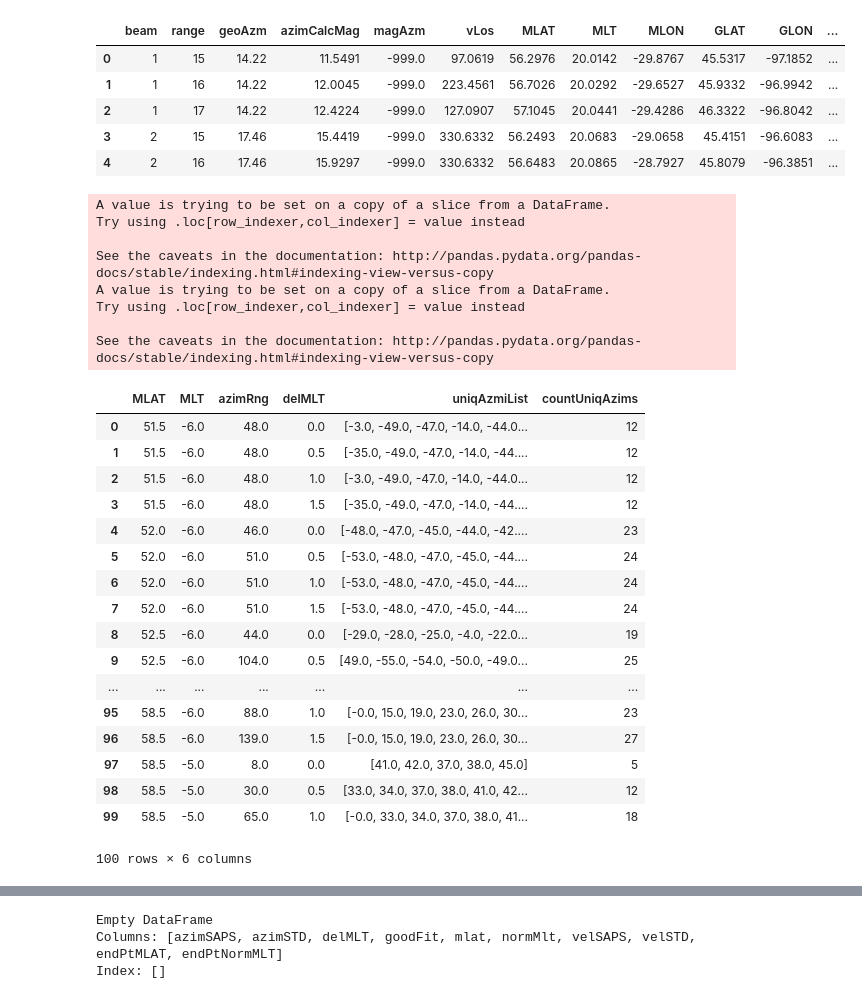
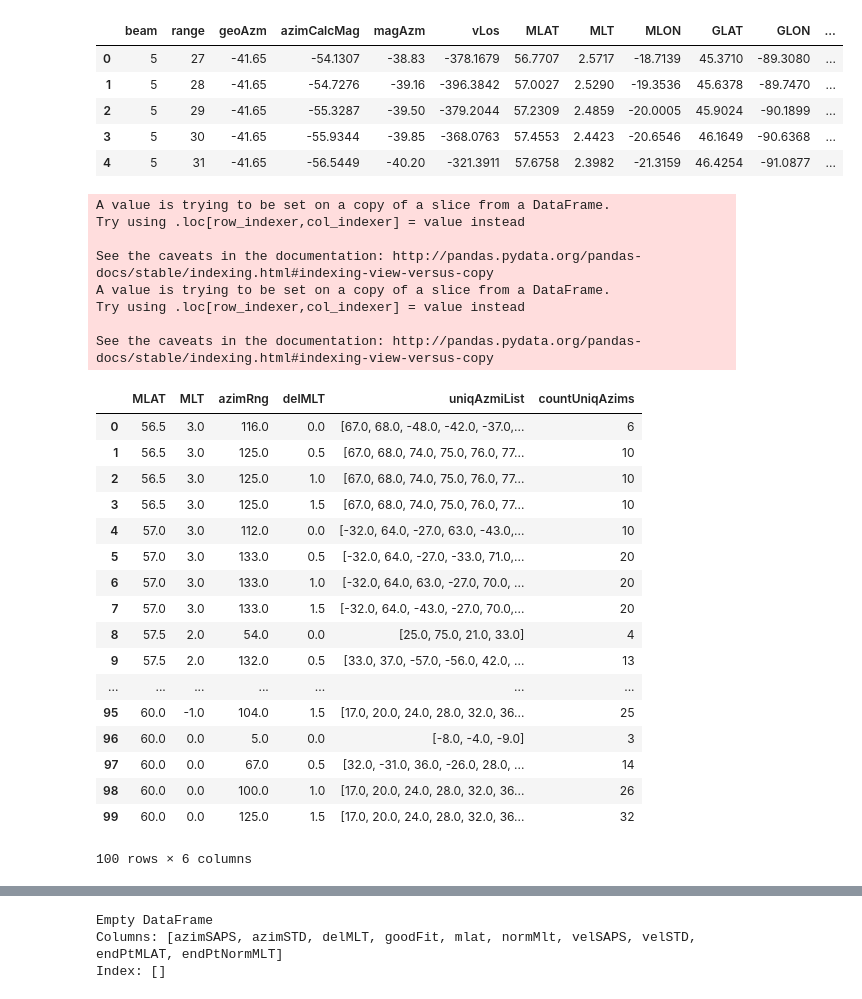
Before and after one commit to bharatreddy/indsvels, a Jupyter notebook: ipy/lshell-box.ipynb, the cells around one changed output, grey strips where cells are left out. Saved outputs shown, nothing was run; the diff lists cells and outputs as text; code cells hidden in the pictures.

```diff
--- a/ipy/lshell-box.ipynb
+++ b/ipy/lshell-box.ipynb
@@ -36,22 +36,22 @@ mltFitRange = 1.5
 # %%
 inpCols = [ "beam", "range", "geoAzm", "azimCalcMag", "magAzm", "vLos"\
            , "MLAT", "MLT", "MLON", "GLAT", "GLON", "radId"\
            , "radCode","normMLT", "normMLTRound", "spwdth", "pwr" ]
-velsDataDF = pandas.read_csv("../data/test-losVels.txt")#apr9-840-losVels.txt
+velsDataDF = pandas.read_csv("../data/apr9-840-losVels.txt")#test-losVels.txt
 velsDataDF.columns = inpCols
 velsDataDF = velsDataDF[ (abs(velsDataDF["vLos"]) >= mincutOffLosVel) &\
                        (velsDataDF["spwdth"] >= mincutOffspWdth)&\
                        (velsDataDF["pwr"] >= minCutOffPwr)&\
                        (abs(velsDataDF["vLos"]) <= maxcutOffLosVel)&\
                        (velsDataDF["spwdth"] <= maxcutOffspWdth)].reset_index(drop=True)
 velsDataDF.head()
 # %% [output]
 |  | beam | range | geoAzm | azimCalcMag | magAzm | vLos | MLAT | MLT | MLON | GLAT | GLON | ... |
-| 0 | 1 | 15 | 14.22 | 11.5491 | -999.0 | 97.0619 | 56.2976 | 20.0142 | -29.8767 | 45.5317 | -97.1852 | ... |
-| 1 | 1 | 16 | 14.22 | 12.0045 | -999.0 | 223.4561 | 56.7026 | 20.0292 | -29.6527 | 45.9332 | -96.9942 | ... |
-| 2 | 1 | 17 | 14.22 | 12.4224 | -999.0 | 127.0907 | 57.1045 | 20.0441 | -29.4286 | 46.3322 | -96.8042 | ... |
-| 3 | 2 | 15 | 17.46 | 15.4419 | -999.0 | 330.6332 | 56.2493 | 20.0683 | -29.0658 | 45.4151 | -96.6083 | ... |
-| 4 | 2 | 16 | 17.46 | 15.9297 | -999.0 | 330.6332 | 56.6483 | 20.0865 | -28.7927 | 45.8079 | -96.3851 | ... |
+| 0 | 5 | 27 | -41.65 | -54.1307 | -38.83 | -378.1679 | 56.7707 | 2.5717 | -18.7139 | 45.3710 | -89.3080 | ... |
+| 1 | 5 | 28 | -41.65 | -54.7276 | -39.16 | -396.3842 | 57.0027 | 2.5290 | -19.3536 | 45.6378 | -89.7470 | ... |
+| 2 | 5 | 29 | -41.65 | -55.3287 | -39.50 | -379.2044 | 57.2309 | 2.4859 | -20.0005 | 45.9024 | -90.1899 | ... |
+| 3 | 5 | 30 | -41.65 | -55.9344 | -39.85 | -368.0763 | 57.4553 | 2.4423 | -20.6546 | 46.1649 | -90.6368 | ... |
+| 4 | 5 | 31 | -41.65 | -56.5449 | -40.20 | -321.3911 | 57.6758 | 2.3982 | -21.3159 | 46.4254 | -91.0877 | ... |
 # %%
 minLat = round( velsDataDF["MLAT"].min() )
 maxLat = round( velsDataDF["MLAT"].max() )
@@ -129,22 +129,22 @@ Try using .loc[row_indexer,col_indexer] = value instead
 
 See the caveats in the documentation: http://pandas.pydata.org/pandas-docs/stable/indexing.html#indexing-view-versus-copy
 |  | MLAT | MLT | azimRng | delMLT | uniqAzmiList | countUniqAzims |
-| 0 | 51.5 | -6.0 | 48.0 | 0.0 | [-3.0, -49.0, -47.0, -14.0, -44.0... | 12 |
-| 1 | 51.5 | -6.0 | 48.0 | 0.5 | [-35.0, -49.0, -47.0, -14.0, -44.... | 12 |
-| 2 | 51.5 | -6.0 | 48.0 | 1.0 | [-3.0, -49.0, -47.0, -14.0, -44.0... | 12 |
-| 3 | 51.5 | -6.0 | 48.0 | 1.5 | [-35.0, -49.0, -47.0, -14.0, -44.... | 12 |
-| 4 | 52.0 | -6.0 | 46.0 | 0.0 | [-48.0, -47.0, -45.0, -44.0, -42.... | 23 |
-| 5 | 52.0 | -6.0 | 51.0 | 0.5 | [-53.0, -48.0, -47.0, -45.0, -44.... | 24 |
-| 6 | 52.0 | -6.0 | 51.0 | 1.0 | [-53.0, -48.0, -47.0, -45.0, -44.... | 24 |
-| 7 | 52.0 | -6.0 | 51.0 | 1.5 | [-53.0, -48.0, -47.0, -45.0, -44.... | 24 |
-| 8 | 52.5 | -6.0 | 44.0 | 0.0 | [-29.0, -28.0, -25.0, -4.0, -22.0... | 19 |
-| 9 | 52.5 | -6.0 | 104.0 | 0.5 | [49.0, -55.0, -54.0, -50.0, -49.0... | 25 |
+| 0 | 56.5 | 3.0 | 116.0 | 0.0 | [67.0, 68.0, -48.0, -42.0, -37.0,... | 6 |
+| 1 | 56.5 | 3.0 | 125.0 | 0.5 | [67.0, 68.0, 74.0, 75.0, 76.0, 77... | 10 |
+| 2 | 56.5 | 3.0 | 125.0 | 1.0 | [67.0, 68.0, 74.0, 75.0, 76.0, 77... | 10 |
+| 3 | 56.5 | 3.0 | 125.0 | 1.5 | [67.0, 68.0, 74.0, 75.0, 76.0, 77... | 10 |
+| 4 | 57.0 | 3.0 | 112.0 | 0.0 | [-32.0, 64.0, -27.0, 63.0, -43.0,... | 10 |
+| 5 | 57.0 | 3.0 | 133.0 | 0.5 | [-32.0, 64.0, -27.0, -33.0, 71.0,... | 20 |
+| 6 | 57.0 | 3.0 | 133.0 | 1.0 | [-32.0, 64.0, 63.0, -27.0, 70.0, ... | 20 |
+| 7 | 57.0 | 3.0 | 133.0 | 1.5 | [-32.0, 64.0, -43.0, -27.0, 70.0,... | 20 |
+| 8 | 57.5 | 2.0 | 54.0 | 0.0 | [25.0, 75.0, 21.0, 33.0] | 4 |
+| 9 | 57.5 | 2.0 | 132.0 | 0.5 | [33.0, 37.0, -57.0, -56.0, 42.0, ... | 13 |
 | ... | ... | ... | ... | ... | ... | ... |
-| 95 | 58.5 | -6.0 | 88.0 | 1.0 | [-0.0, 15.0, 19.0, 23.0, 26.0, 30... | 23 |
-| 96 | 58.5 | -6.0 | 139.0 | 1.5 | [-0.0, 15.0, 19.0, 23.0, 26.0, 30... | 27 |
-| 97 | 58.5 | -5.0 | 8.0 | 0.0 | [41.0, 42.0, 37.0, 38.0, 45.0] | 5 |
-| 98 | 58.5 | -5.0 | 30.0 | 0.5 | [33.0, 34.0, 37.0, 38.0, 41.0, 42... | 12 |
-| 99 | 58.5 | -5.0 | 65.0 | 1.0 | [-0.0, 33.0, 34.0, 37.0, 38.0, 41... | 18 |
+| 95 | 60.0 | -1.0 | 104.0 | 1.5 | [17.0, 20.0, 24.0, 28.0, 32.0, 36... | 25 |
+| 96 | 60.0 | 0.0 | 5.0 | 0.0 | [-8.0, -4.0, -9.0] | 3 |
+| 97 | 60.0 | 0.0 | 67.0 | 0.5 | [32.0, -31.0, 36.0, -26.0, 28.0, ... | 14 |
+| 98 | 60.0 | 0.0 | 100.0 | 1.0 | [17.0, 20.0, 24.0, 28.0, 32.0, 36... | 26 |
+| 99 | 60.0 | 0.0 | 125.0 | 1.5 | [17.0, 20.0, 24.0, 28.0, 32.0, 36... | 32 |
 100 rows × 6 columns
 # %%
 # Some fitting functions
```
Also changed, not shown: parts of 5 cells of this notebook, 28 other files.
